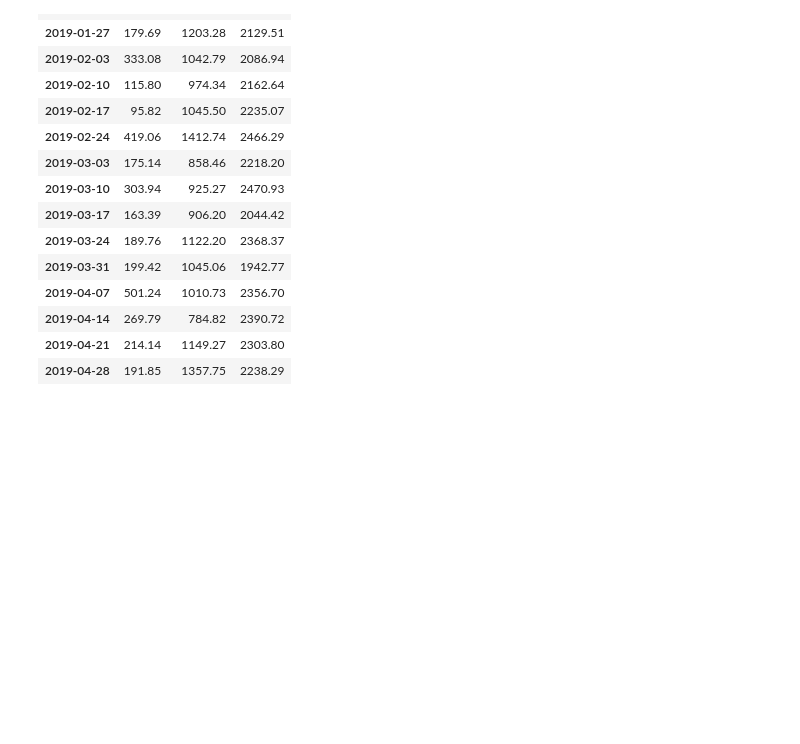
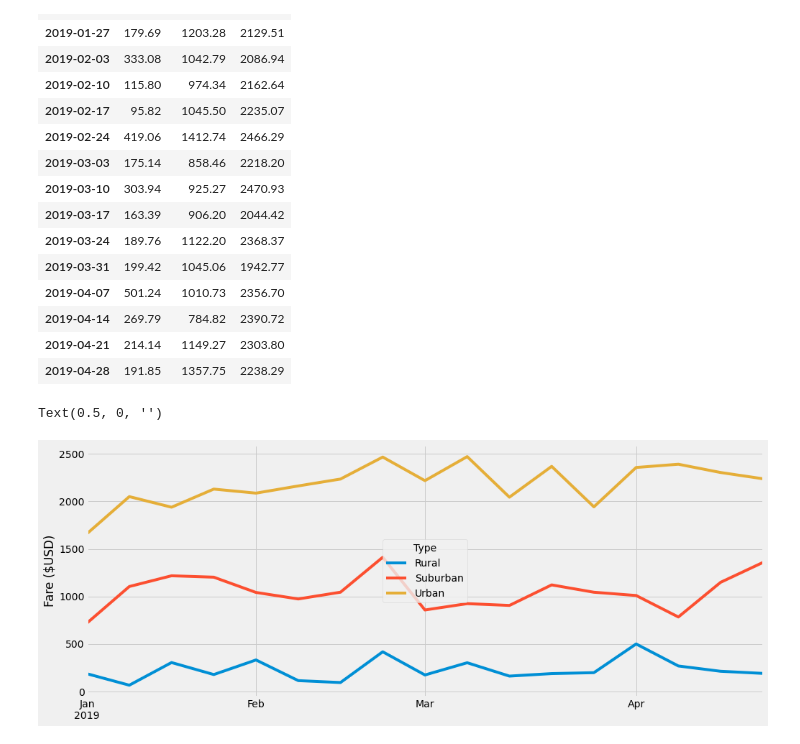
Before and after one commit to zborglin/Pyber_Analysis, a Jupyter notebook: PyBer_Challenge_starter_code.ipynb, the cells around one changed output. Drawn from its saved outputs; the diff is of its cells as text; code cells hidden in the pictures; blank space fills up the shorter version.

Commit message:
Added time series plot of the average ride fare by city type

```diff
--- a/PyBer_Challenge_starter_code.ipynb
+++ b/PyBer_Challenge_starter_code.ipynb
@@ -194,0 +188,20 @@ style.use('fivethirtyeight')
+# %%
+# Import the style from Matplotlib.
+from matplotlib import style
+# Use the graph style fivethirtyeight.
+style.use('fivethirtyeight')
+
+# 8. Using the object-oriented interface method, plot the resample DataFrame using the df.plot() function.
+
+#y_data = [Pyber_data_Jan_Apr_weekly_df["Rural"],Pyber_data_Jan_Apr_weekly_df["Suburban"], Pyber_data_Jan_Apr_weekly_df["Urban"] ]
+ax = Pyber_data_Jan_Apr_weekly_df.plot(figsize=(15, 6))
+ax.legend(loc='center').set_title("Type")
+ax.set_ylabel("Fare ($USD)")
+ax.set_xlabel("")
+#ax.legend(loc="center")
+#ax.plot(Pyber_data_Jan_Apr_weekly_df.index, Pyber_data_Jan_Apr_weekly_df["Rural"], label="Rural" )
+#ax.plot(Pyber_data_Jan_Apr_weekly_df.index, Pyber_data_Jan_Apr_weekly_df["Suburban"], label="Suburban" )
+#ax.plot(Pyber_data_Jan_Apr_weekly_df.index, Pyber_data_Jan_Apr_weekly_df["Urban"], label="Urban" )
+# %% [output]
+Text(0.5, 0, '')
+[figure, added]
```
Also changed, not shown: parts of 1 cell of this notebook, 1 other file.
